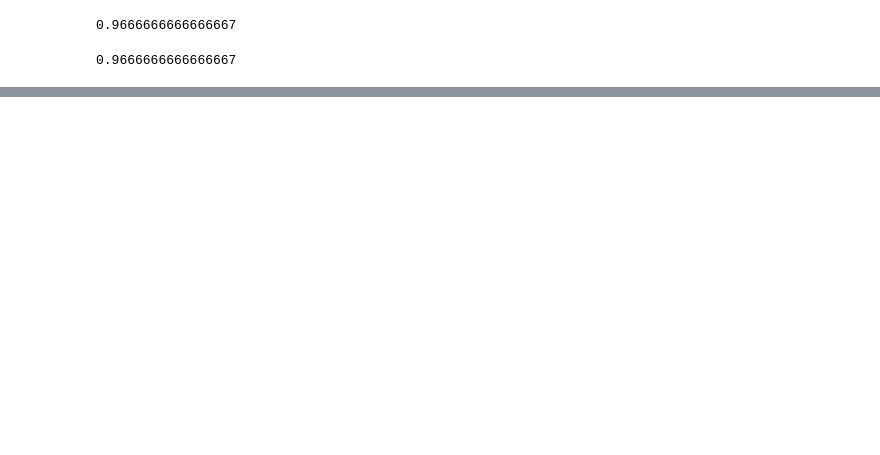
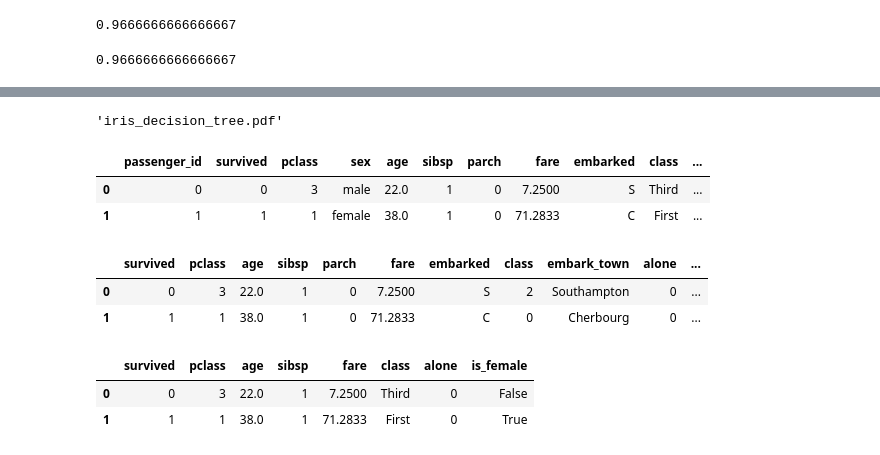
Before and after one commit to JefferyRoeder/ds-methodologies-exercises, a Jupyter notebook: classification/model.ipynb, the cells around one changed output, grey strips where cells are left out. Saved outputs shown, nothing was run; the diff lists cells and outputs as text; code cells hidden in the pictures; blank space fills up the shorter version.

```diff
--- a/classification/model.ipynb
+++ b/classification/model.ipynb
@@ -68,0 +143,16 @@ weighted avg       0.95      0.95      0.95       120
+# %%
+dot_data=export_graphviz(clf,out_file=None)
+graph = graphviz.Source(dot_data)
+
+graph.render('iris_decision_tree',view=True)
+# %% [output]
+'iris_decision_tree.pdf'
+# %%
+#titanic data decision tree
+
+df_titanic = prep.prep_titanic()
+df_titanic.head(2)
+# %% [output]
+|  | passenger_id | survived | pclass | sex | age | sibsp | parch | fare | embarked | class | ... |
+| 0 | 0 | 0 | 3 | male | 22.0 | 1 | 0 | 7.2500 | S | Third | ... |
+| 1 | 1 | 1 | 1 | female | 38.0 | 1 | 0 | 71.2833 | C | First | ... |
@@ -68,0 +171,7 @@ weighted avg       0.95      0.95      0.95       120
+# %%
+#df_titanic.drop(columns='sex',inplace=True)
+df_titanic.head(2)
+# %% [output]
+|  | survived | pclass | age | sibsp | parch | fare | embarked | class | embark_town | alone | ... |
+| 0 | 0 | 3 | 22.0 | 1 | 0 | 7.2500 | S | 2 | Southampton | 0 | ... |
+| 1 | 1 | 1 | 38.0 | 1 | 0 | 71.2833 | C | 0 | Cherbourg | 0 | ... |
@@ -68,0 +186,8 @@ weighted avg       0.95      0.95      0.95       120
+# %%
+int_encoder = LabelEncoder()
+int_encoder.fit(df_titanic.class)
+df.species = int_encoder.transform(df_titanic.class)
+# %% [output]
+|  | survived | pclass | age | sibsp | fare | class | alone | is_female |
+| 0 | 0 | 3 | 22.0 | 1 | 7.2500 | Third | 0 | False |
+| 1 | 1 | 1 | 38.0 | 1 | 71.2833 | First | 0 | True |
```
Also changed, not shown: parts of 29 cells of this notebook, 7 other files.
